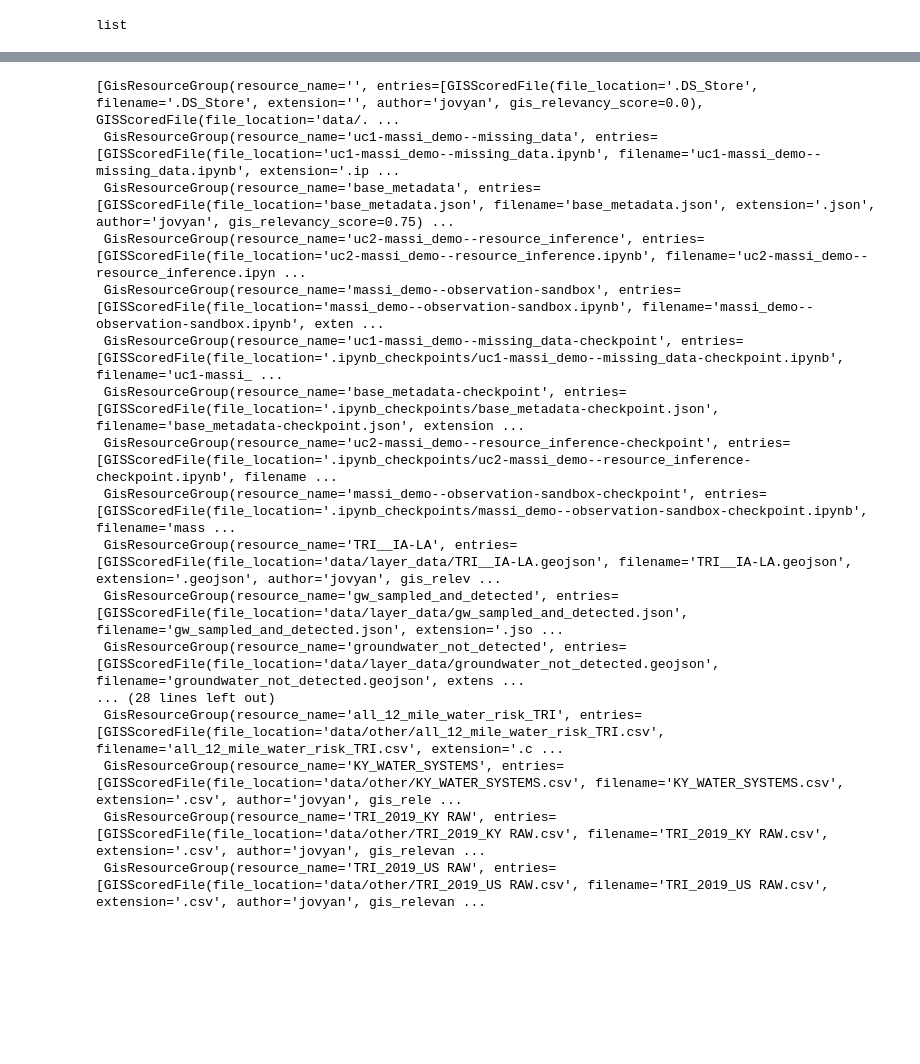
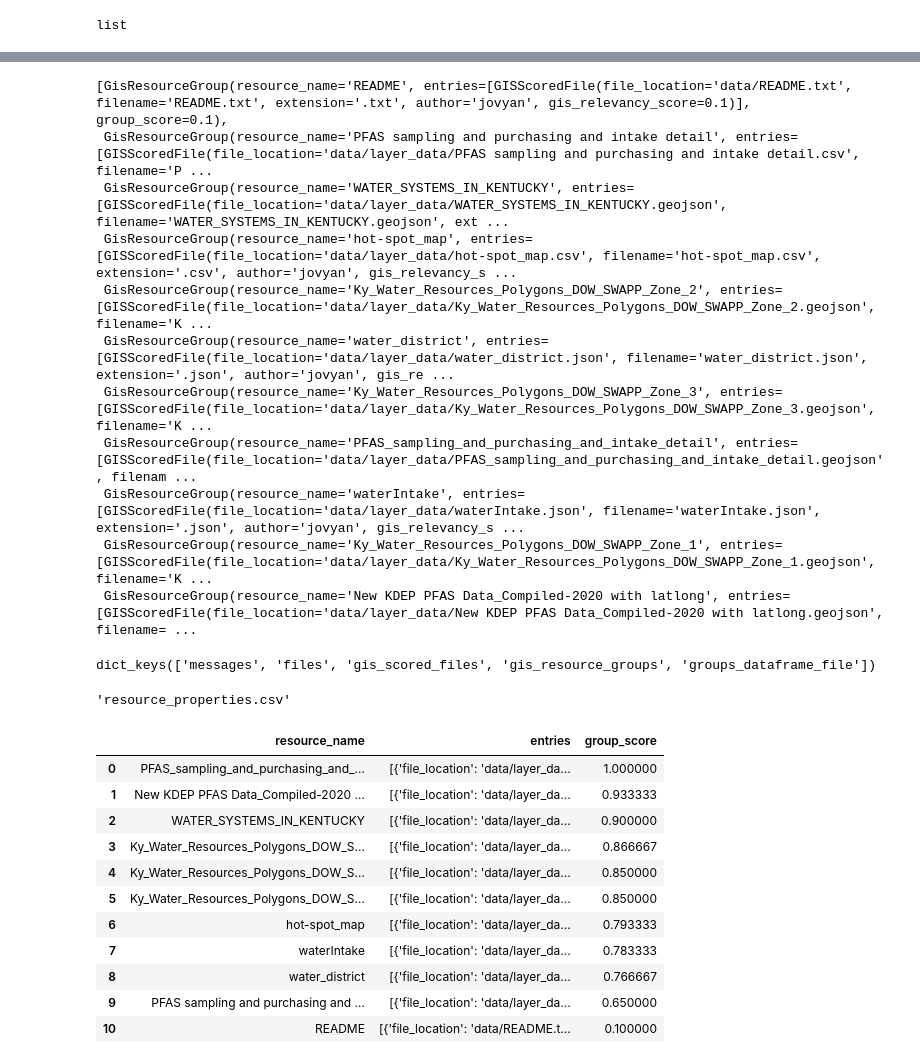
Before and after one commit to mitja-o/metadata-assistant, a Jupyter notebook: _demo/uc2-massi_demo--resource_inference.ipynb, the cells around one changed output, grey strips where cells are left out. Saved outputs shown, nothing was run; the diff lists cells and outputs as text; code cells hidden in the pictures; blank space fills up the shorter version.

Commit message:
feat(wip): handling basic resource description file generation - Simple grouping with unreliable LLM scores
Co-authored-by: Mitja Orlov <mitja.orlov@gmail.com>

```diff
--- a/_demo/uc2-massi_demo--resource_inference.ipynb
+++ b/_demo/uc2-massi_demo--resource_inference.ipynb
@@ -58,7 +57,7 @@ ao_deps = Dependencies(llm_client=create_openai_llm(oa_config), prompt_client=St
 factory = MassiScenarioFactory(config)
 # %%
 USE_MOCK_DEPS = False
-USE_OPENAI_MODELS = False
+USE_OPENAI_MODELS = True
 
 if USE_MOCK_DEPS:
     print("... using mocking dependencies ...")
@@ -263,20 +177,22 @@ graph.get_state(thread).values["gis_scored_files"]
 # %%
 graph.get_state(thread).values["gis_resource_groups"]
 # %% [output]
-[GisResourceGroup(resource_name='', entries=[GISScoredFile(file_location='.DS_Store', filename='.DS_Store', extension='', author='jovyan', gis_relevancy_score=0.0), GISScoredFile(file_location='data/. ...
- GisResourceGroup(resource_name='uc1-massi_demo--missing_data', entries=[GISScoredFile(file_location='uc1-massi_demo--missing_data.ipynb', filename='uc1-massi_demo--missing_data.ipynb', extension='.ip ...
- GisResourceGroup(resource_name='base_metadata', entries=[GISScoredFile(file_location='base_metadata.json', filename='base_metadata.json', extension='.json', author='jovyan', gis_relevancy_score=0.75) ...
- GisResourceGroup(resource_name='uc2-massi_demo--resource_inference', entries=[GISScoredFile(file_location='uc2-massi_demo--resource_inference.ipynb', filename='uc2-massi_demo--resource_inference.ipyn ...
- GisResourceGroup(resource_name='massi_demo--observation-sandbox', entries=[GISScoredFile(file_location='massi_demo--observation-sandbox.ipynb', filename='massi_demo--observation-sandbox.ipynb', exten ...
- GisResourceGroup(resource_name='uc1-massi_demo--missing_data-checkpoint', entries=[GISScoredFile(file_location='.ipynb_checkpoints/uc1-massi_demo--missing_data-checkpoint.ipynb', filename='uc1-massi_ ...
- GisResourceGroup(resource_name='base_metadata-checkpoint', entries=[GISScoredFile(file_location='.ipynb_checkpoints/base_metadata-checkpoint.json', filename='base_metadata-checkpoint.json', extension ...
- GisResourceGroup(resource_name='uc2-massi_demo--resource_inference-checkpoint', entries=[GISScoredFile(file_location='.ipynb_checkpoints/uc2-massi_demo--resource_inference-checkpoint.ipynb', filename ...
- GisResourceGroup(resource_name='massi_demo--observation-sandbox-checkpoint', entries=[GISScoredFile(file_location='.ipynb_checkpoints/massi_demo--observation-sandbox-checkpoint.ipynb', filename='mass ...
- GisResourceGroup(resource_name='TRI__IA-LA', entries=[GISScoredFile(file_location='data/layer_data/TRI__IA-LA.geojson', filename='TRI__IA-LA.geojson', extension='.geojson', author='jovyan', gis_relev ...
- GisResourceGroup(resource_name='gw_sampled_and_detected', entries=[GISScoredFile(file_location='data/layer_data/gw_sampled_and_detected.json', filename='gw_sampled_and_detected.json', extension='.jso ...
- GisResourceGroup(resource_name='groundwater_not_detected', entries=[GISScoredFile(file_location='data/layer_data/groundwater_not_detected.geojson', filename='groundwater_not_detected.geojson', extens ...
-... (28 lines left out)
- GisResourceGroup(resource_name='all_12_mile_water_risk_TRI', entries=[GISScoredFile(file_location='data/other/all_12_mile_water_risk_TRI.csv', filename='all_12_mile_water_risk_TRI.csv', extension='.c ...
- GisResourceGroup(resource_name='KY_WATER_SYSTEMS', entries=[GISScoredFile(file_location='data/other/KY_WATER_SYSTEMS.csv', filename='KY_WATER_SYSTEMS.csv', extension='.csv', author='jovyan', gis_rele ...
- GisResourceGroup(resource_name='TRI_2019_KY RAW', entries=[GISScoredFile(file_location='data/other/TRI_2019_KY RAW.csv', filename='TRI_2019_KY RAW.csv', extension='.csv', author='jovyan', gis_relevan ...
- GisResourceGroup(resource_name='TRI_2019_US RAW', entries=[GISScoredFile(file_location='data/other/TRI_2019_US RAW.csv', filename='TRI_2019_US RAW.csv', extension='.csv', author='jovyan', gis_relevan ...
+[GisResourceGroup(resource_name='README', entries=[GISScoredFile(file_location='data/README.txt', filename='README.txt', extension='.txt', author='jovyan', gis_relevancy_score=0.1)], group_score=0.1),
+ GisResourceGroup(resource_name='PFAS sampling and purchasing and intake detail', entries=[GISScoredFile(file_location='data/layer_data/PFAS sampling and purchasing and intake detail.csv', filename='P ...
+ GisResourceGroup(resource_name='WATER_SYSTEMS_IN_KENTUCKY', entries=[GISScoredFile(file_location='data/layer_data/WATER_SYSTEMS_IN_KENTUCKY.geojson', filename='WATER_SYSTEMS_IN_KENTUCKY.geojson', ext ...
+ GisResourceGroup(resource_name='hot-spot_map', entries=[GISScoredFile(file_location='data/layer_data/hot-spot_map.csv', filename='hot-spot_map.csv', extension='.csv', author='jovyan', gis_relevancy_s ...
+ GisResourceGroup(resource_name='Ky_Water_Resources_Polygons_DOW_SWAPP_Zone_2', entries=[GISScoredFile(file_location='data/layer_data/Ky_Water_Resources_Polygons_DOW_SWAPP_Zone_2.geojson', filename='K ...
+ GisResourceGroup(resource_name='water_district', entries=[GISScoredFile(file_location='data/layer_data/water_district.json', filename='water_district.json', extension='.json', author='jovyan', gis_re ...
+ GisResourceGroup(resource_name='Ky_Water_Resources_Polygons_DOW_SWAPP_Zone_3', entries=[GISScoredFile(file_location='data/layer_data/Ky_Water_Resources_Polygons_DOW_SWAPP_Zone_3.geojson', filename='K ...
+ GisResourceGroup(resource_name='PFAS_sampling_and_purchasing_and_intake_detail', entries=[GISScoredFile(file_location='data/layer_data/PFAS_sampling_and_purchasing_and_intake_detail.geojson', filenam ...
+ GisResourceGroup(resource_name='waterIntake', entries=[GISScoredFile(file_location='data/layer_data/waterIntake.json', filename='waterIntake.json', extension='.json', author='jovyan', gis_relevancy_s ...
+ GisResourceGroup(resource_name='Ky_Water_Resources_Polygons_DOW_SWAPP_Zone_1', entries=[GISScoredFile(file_location='data/layer_data/Ky_Water_Resources_Polygons_DOW_SWAPP_Zone_1.geojson', filename='K ...
+ GisResourceGroup(resource_name='New KDEP PFAS Data_Compiled-2020 with latlong', entries=[GISScoredFile(file_location='data/layer_data/New KDEP PFAS Data_Compiled-2020 with latlong.geojson', filename= ...
+# %%
+graph.get_state(thread).values.keys()
+# %% [output]
+dict_keys(['messages', 'files', 'gis_scored_files', 'gis_resource_groups', 'groups_dataframe_file'])
+# %%
+graph.get_state(thread).values["groups_dataframe_file"]
+# %% [output]
+'resource_properties.csv'
@@ -282,0 +202,21 @@ graph.get_state(thread).values["gis_resource_groups"]
+# %%
+groups_df = pd.read_csv(graph.get_state(thread).values["groups_dataframe_file"])
+# %%
+db.query("""
+SELECT *
+FROM groups_df
+ORDER BY group_score DESC
+""").to_df()
+# %% [output]
+|  | resource_name | entries | group_score |
+| 0 | PFAS_sampling_and_purchasing_and_... | [{'file_location': 'data/layer_da... | 1.000000 |
+| 1 | New KDEP PFAS Data_Compiled-2020 ... | [{'file_location': 'data/layer_da... | 0.933333 |
+| 2 | WATER_SYSTEMS_IN_KENTUCKY | [{'file_location': 'data/layer_da... | 0.900000 |
+| 3 | Ky_Water_Resources_Polygons_DOW_S... | [{'file_location': 'data/layer_da... | 0.866667 |
+| 4 | Ky_Water_Resources_Polygons_DOW_S... | [{'file_location': 'data/layer_da... | 0.850000 |
+| 5 | Ky_Water_Resources_Polygons_DOW_S... | [{'file_location': 'data/layer_da... | 0.850000 |
+| 6 | hot-spot_map | [{'file_location': 'data/layer_da... | 0.793333 |
+| 7 | waterIntake | [{'file_location': 'data/layer_da... | 0.783333 |
+| 8 | water_district | [{'file_location': 'data/layer_da... | 0.766667 |
+| 9 | PFAS sampling and purchasing and ... | [{'file_location': 'data/layer_da... | 0.650000 |
+| 10 | README | [{'file_location': 'data/README.t... | 0.100000 |
```
Also changed, not shown: parts of 9 cells of this notebook, 9 other files.
